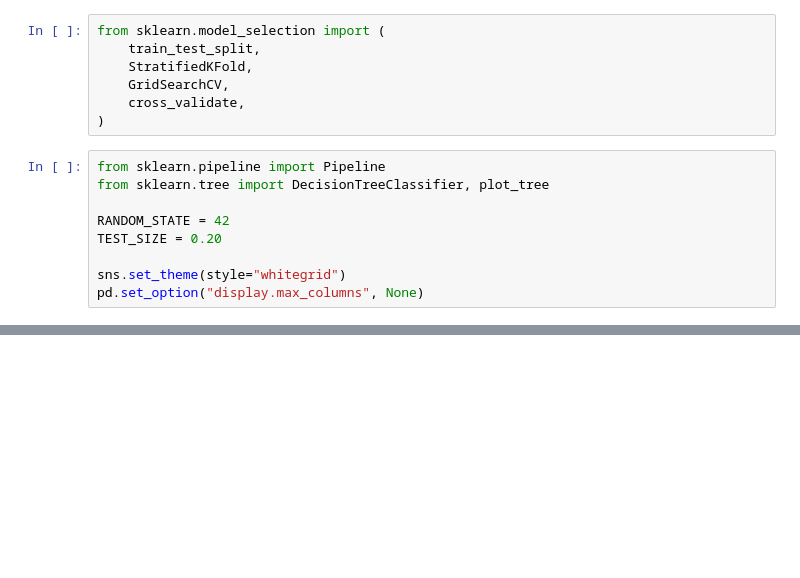
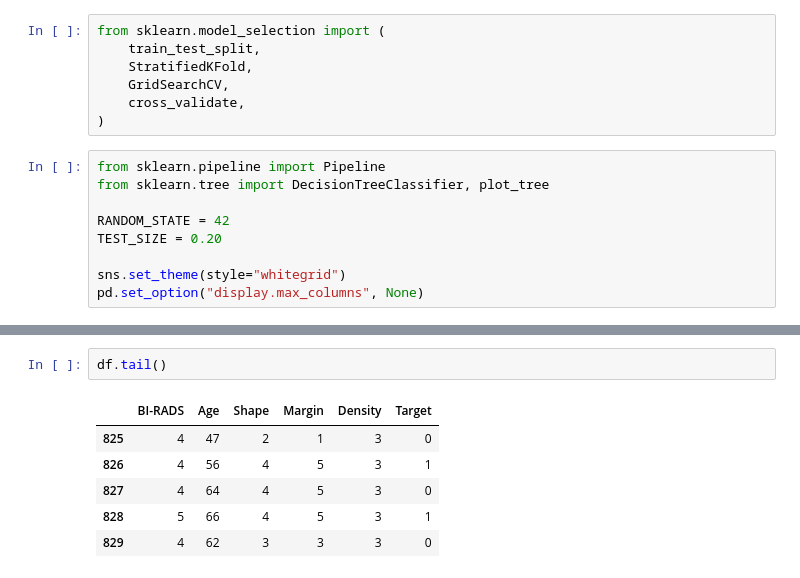
Before and after one commit to Jahura7/Mammographic_Mass_Classification_with_a_Decision_Tree, a Jupyter notebook: Mammographic_Mass_Classification_with_a_Decision_Tree.ipynb, the cells around one changed output, grey strips where cells are left out. Saved outputs shown, nothing was run; the diff lists cells and outputs as text; blank space fills up the shorter version.

```diff
--- a/Mammographic_Mass_Classification_with_a_Decision_Tree.ipynb
+++ b/Mammographic_Mass_Classification_with_a_Decision_Tree.ipynb
@@ -44,0 +54,9 @@ pd.set_option("display.max_columns", None)
+# %%
+df.tail()
+# %% [output]
+|  | BI-RADS | Age | Shape | Margin | Density | Target |
+| 825 | 4 | 47 | 2 | 1 | 3 | 0 |
+| 826 | 4 | 56 | 4 | 5 | 3 | 1 |
+| 827 | 4 | 64 | 4 | 5 | 3 | 0 |
+| 828 | 5 | 66 | 4 | 5 | 3 | 1 |
+| 829 | 4 | 62 | 3 | 3 | 3 | 0 |
```
Also changed, not shown: parts of 11 cells of this notebook.
